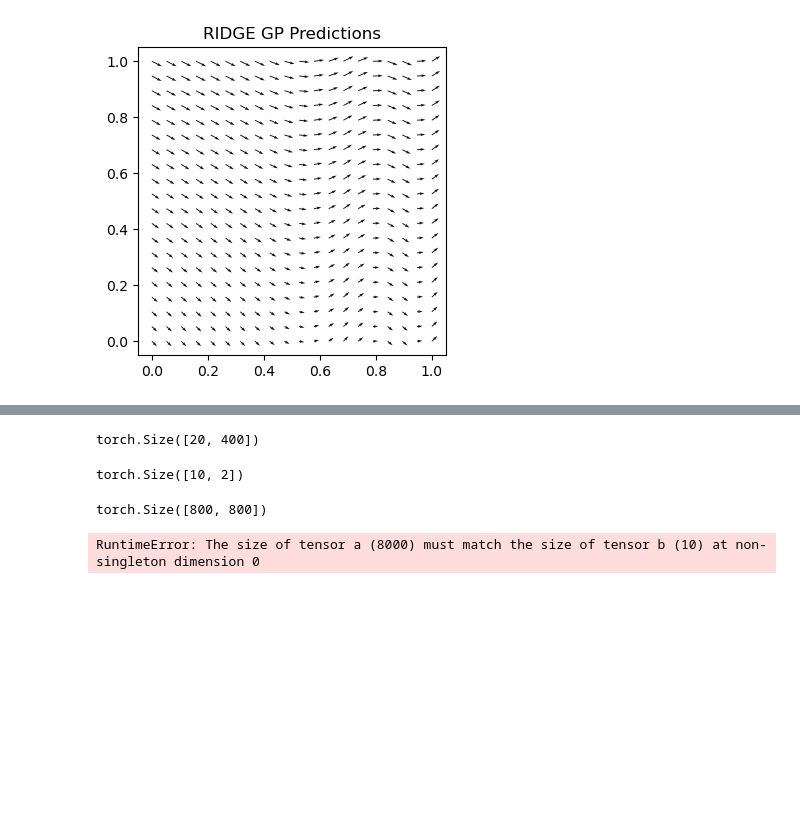
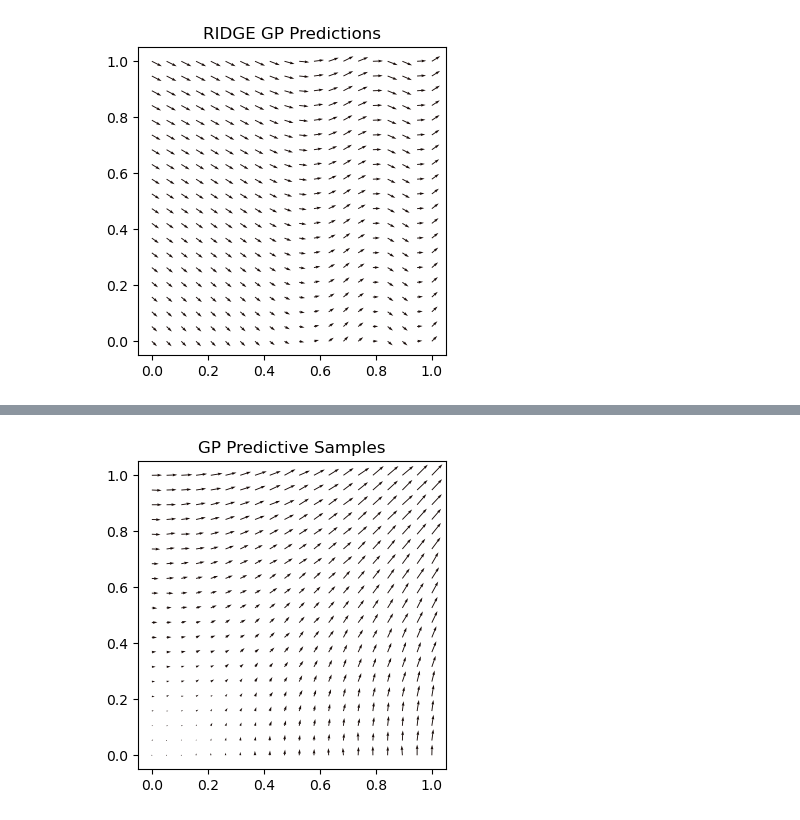
Before and after one commit to kimbente/ice_thickness, a Jupyter notebook: visualise_sim_experiment_results.ipynb, the cells around one changed output, grey strips where cells are left out. Drawn from its saved outputs; the diff is of its cells as text; code cells hidden in the pictures; blank space fills up the shorter version.

```diff
--- a/visualise_sim_experiment_results.ipynb
+++ b/visualise_sim_experiment_results.ipynb
@@ -258,7 +300,3 @@ for sim_name, _ in simulations.items():
     mean = torch.load(path_mean, weights_only = False) # tensor
     covar = torch.load(path_covar, weights_only = False) # tensor
     break
-# %%
-def sample_posterior(mean, covar, n_samples = 10):
-    samples = torch.distributions.MultivariateNormal(mean, covar).sample((n_samples,))
-    return samples
@@ -279,42 +302,0 @@ NameError: name 'predictive_covariance_jitter' is not defined
-# %%
-mean.tile(1, 10).mT.shape
-# %% [output]
-torch.Size([20, 400])
-# %%
-def sample_posterior(posterior_mean, posterior_covariance, n_samples = 10):
-    """_summary_
-
-    Args:
-        posterior_mean (torch.Size([N, 2])): mean
-        posterior_covariance (torch.Size([2 x N, 2 x N])): full covariance matrix
-        n_samples (int, optional): Number of samples to draw. Defaults to 10.
-
-    Returns:
-        samples (torch.Size([n_samples, 2])): _description_
-    """
-    posterior_mean = posterior_mean.mT
-
-    # Add jitter to diagonal for robust cholesky decomposition
-    posterior_covariance_with_jitter = posterior_covariance + 1e-3 * torch.eye(posterior_covariance.shape[0]).to(posterior_covariance.device)
-    # Compute Cholesky decomposition
-    # print(L_posterior.shape): torch.Size([2 x N, 2 x N])
-    L_posterior = torch.linalg.cholesky(posterior_covariance_with_jitter, upper = False)
-
-    # Sample from normal to achieve shape (n_samples, n_features)
-    z = torch.randn(n_samples, posterior_mean.shape[0])
-
-    samples = posterior_mean.tile(1, n_samples).mT + torch.matmul(z, L_posterior.mT)
-
-    return samples
-# %%
-posterior_mean = mean.mT
-
-z = torch.randn(10, posterior_mean.shape[0])
-z.shape
-# %% [output]
-torch.Size([10, 2])
-# %%
-sample_posterior(mean.cpu().reshape(-1), covar.cpu(), n_samples = 10)
-# %% [output]
-torch.Size([800, 800])
-RuntimeError: The size of tensor a (8000) must match the size of tensor b (10) at non-singleton dimension 0
@@ -329,0 +303,8 @@ samples = predictive_mean.tile(1, n_samples).mT + torch.matmul(z, L_predictive.m
+# %%
+from utils import sample_posterior
+
+samples = sample_posterior(mean, covar, n_samples = 10)
+
+visualise_v_quiver(samples[9], x_test, title_string = "GP Predictive Samples")
+# %% [output]
+[figure, added]
```
Also changed, not shown: parts of 16 cells of this notebook, 8 other files.
